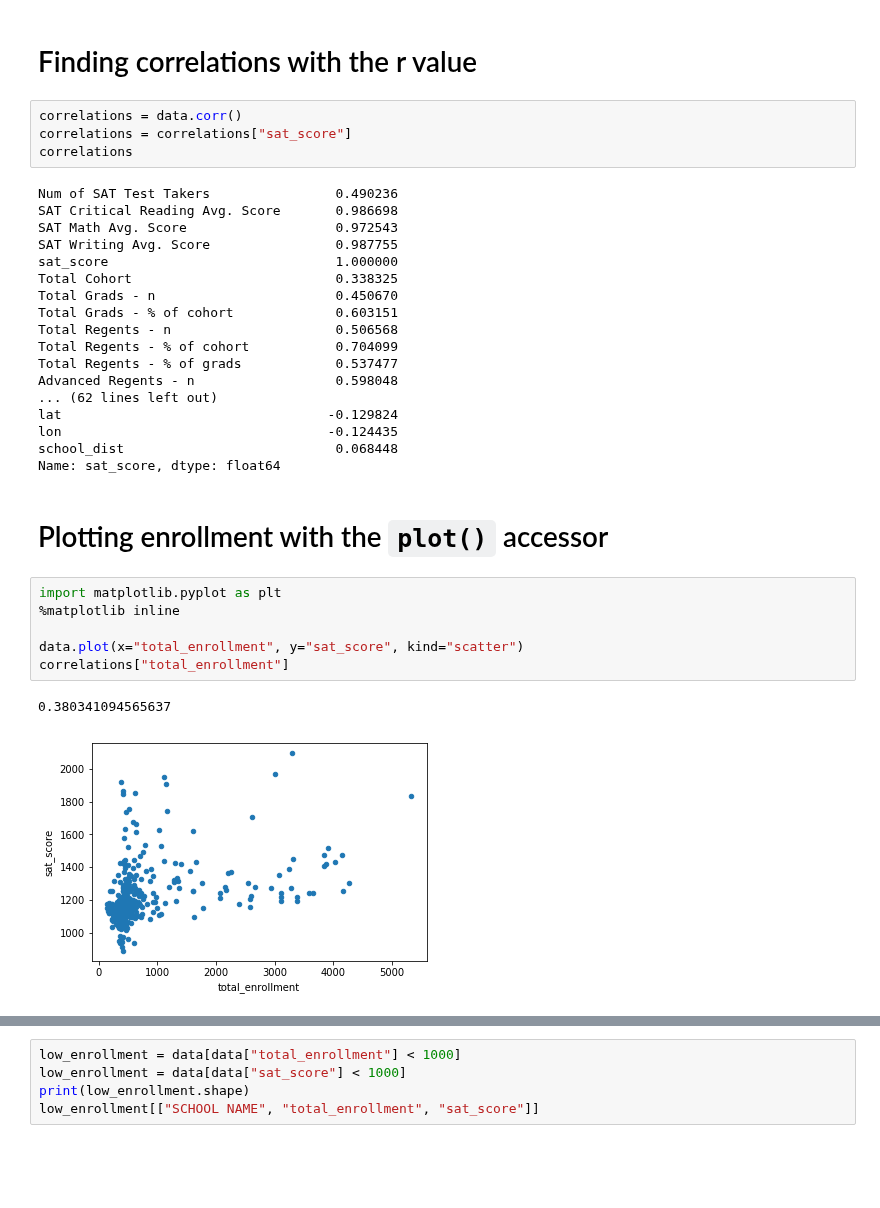
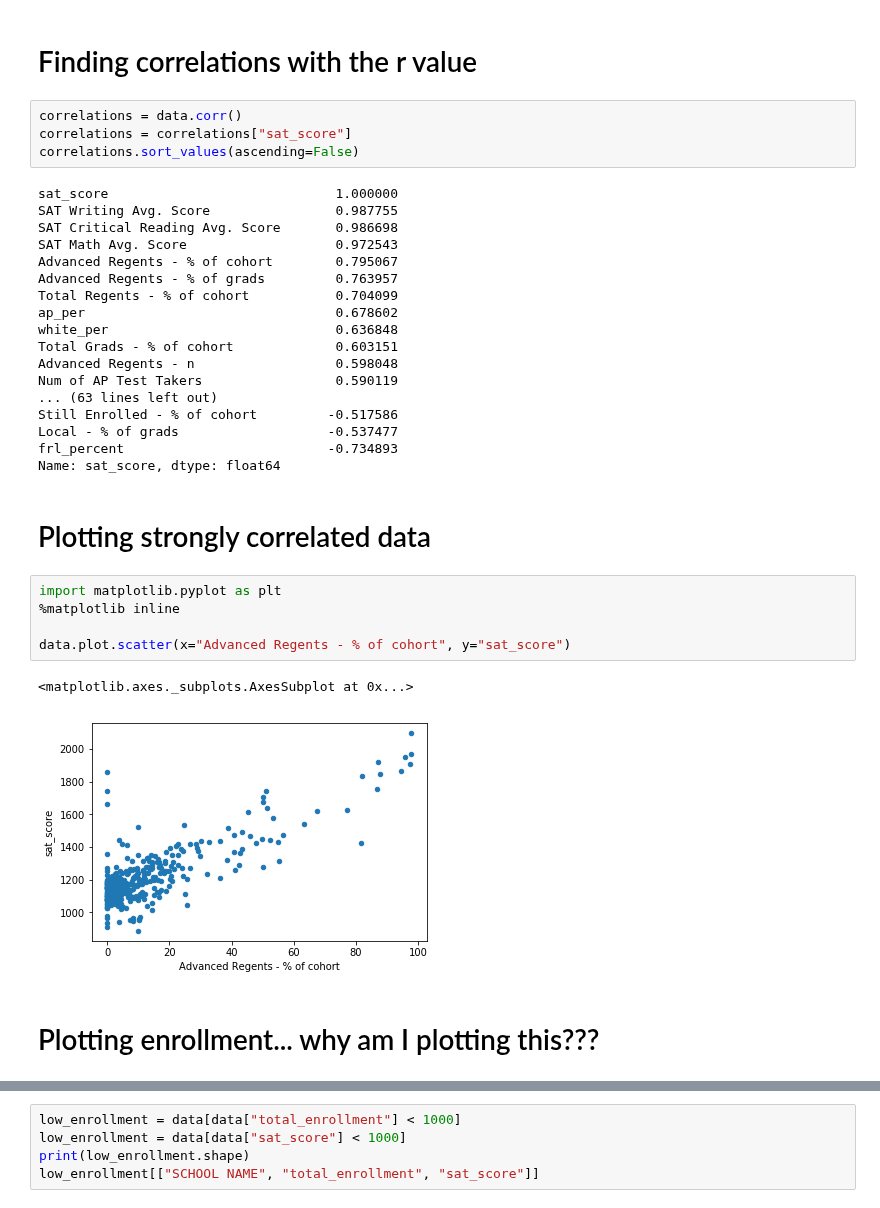
Before and after one commit to JustinToribio/analyzing-the-sat, a Jupyter notebook: notebooks/1.0-jt-analyze-the-sat.ipynb, the cells around one changed output, grey strips where cells are left out. Drawn from its saved outputs; the diff is of its cells as text; blank space fills up the shorter version.

```diff
--- a/notebooks/1.0-jt-analyze-the-sat.ipynb
+++ b/notebooks/1.0-jt-analyze-the-sat.ipynb
@@ -35,33 +35,34 @@ data.head()
 # %%
 correlations = data.corr()
 correlations = correlations["sat_score"]
-correlations
+correlations.sort_values(ascending=False)
 # %% [output]
-Num of SAT Test Takers                0.490236
+sat_score                             1.000000
+SAT Writing Avg. Score                0.987755
 SAT Critical Reading Avg. Score       0.986698
 SAT Math Avg. Score                   0.972543
-SAT Writing Avg. Score                0.987755
-sat_score                             1.000000
-Total Cohort                          0.338325
-Total Grads - n                       0.450670
+Advanced Regents - % of cohort        0.795067
+Advanced Regents - % of grads         0.763957
+Total Regents - % of cohort           0.704099
+ap_per                                0.678602
+white_per                             0.636848
 Total Grads - % of cohort             0.603151
-Total Regents - n                     0.506568
-Total Regents - % of cohort           0.704099
-Total Regents - % of grads            0.537477
 Advanced Regents - n                  0.598048
-... (62 lines left out)
-lat                                  -0.129824
-lon                                  -0.124435
-school_dist                           0.068448
+Num of AP Test Takers                 0.590119
+... (63 lines left out)
+Still Enrolled - % of cohort         -0.517586
+Local - % of grads                   -0.537477
+frl_percent                          -0.734893
 Name: sat_score, dtype: float64
-# %% [markdown]
-# Plotting enrollment with the `plot()` accessor
+# %% [markdown]
+# Plotting strongly correlated data
 # %%
 import matplotlib.pyplot as plt
 %matplotlib inline
 
-data.plot(x="total_enrollment", y="sat_score", kind="scatter")
-correlations["total_enrollment"]
+data.plot.scatter(x="Advanced Regents - % of cohort", y="sat_score")
 # %% [output]
-0.380341094565637
+<matplotlib.axes._subplots.AxesSubplot at 0x...>
-[figure, old version]
+[figure, new version]
+# %% [markdown]
+# Plotting enrollment... why am I plotting this???
```
Also changed, not shown: parts of 14 cells of this notebook.
